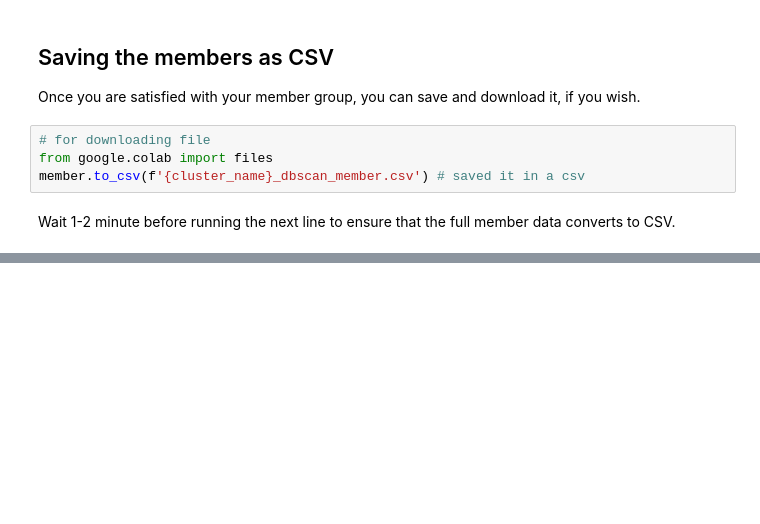
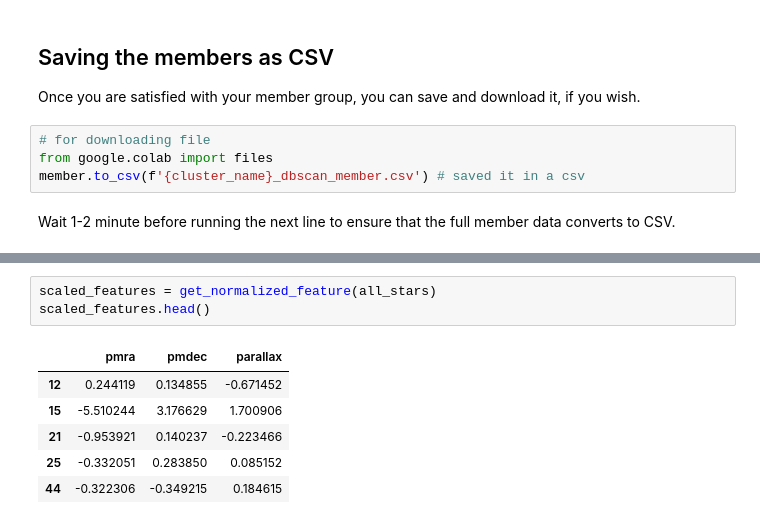
Before and after one commit to mahmud-nobe/Cluster-Membership, a Jupyter notebook: DBSCAN/DBSCAN_3293_DR3.ipynb, the cells around one changed output, grey strips where cells are left out. Saved outputs shown, nothing was run; the diff lists cells and outputs as text; blank space fills up the shorter version.

```diff
--- a/DBSCAN/DBSCAN_3293_DR3.ipynb
+++ b/DBSCAN/DBSCAN_3293_DR3.ipynb
@@ -420,0 +435,10 @@ files.download(f'{cluster_name}_dbscan_member.csv') # download in local computer
+# %%
+scaled_features = get_normalized_feature(all_stars)
+scaled_features.head()
+# %% [output]
+|  | pmra | pmdec | parallax |
+| 12 | 0.244119 | 0.134855 | -0.671452 |
+| 15 | -5.510244 | 3.176629 | 1.700906 |
+| 21 | -0.953921 | 0.140237 | -0.223466 |
+| 25 | -0.332051 | 0.283850 | 0.085152 |
+| 44 | -0.322306 | -0.349215 | 0.184615 |
```
Also changed, not shown: parts of 12 cells of this notebook.
